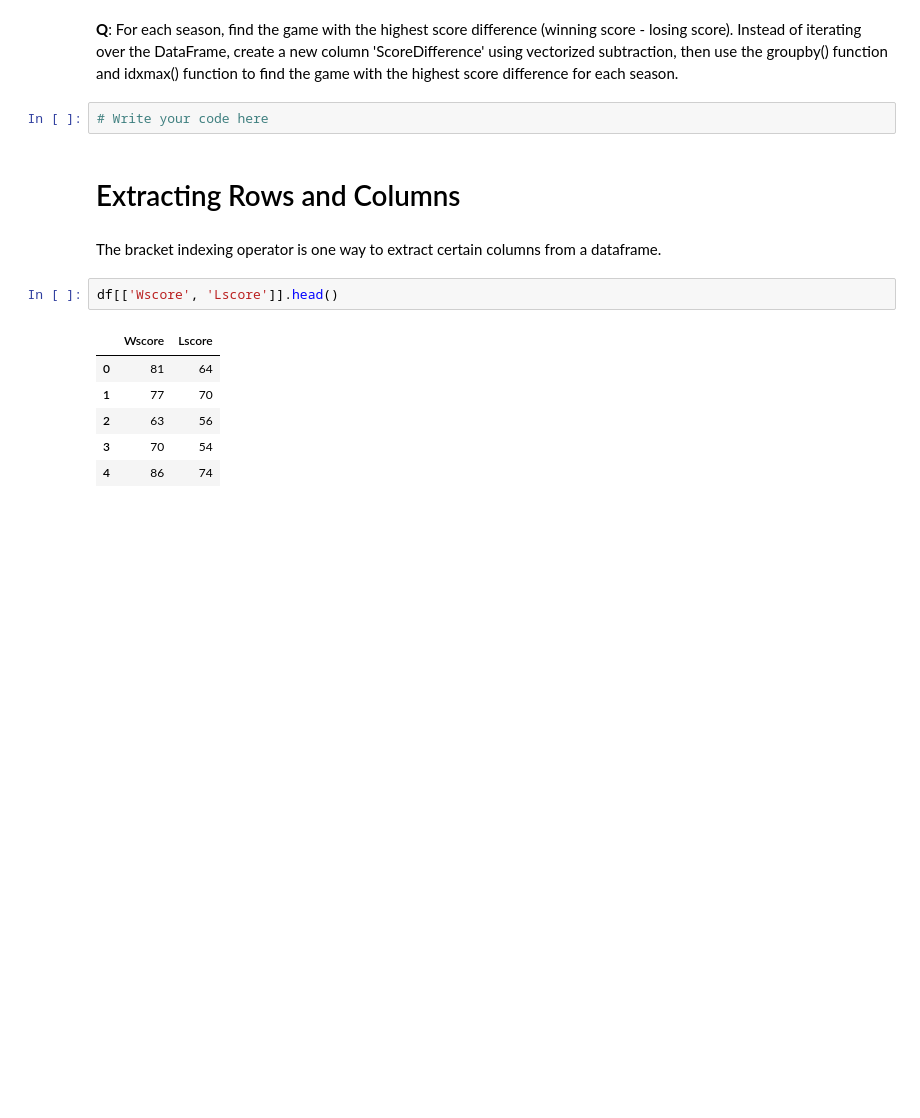
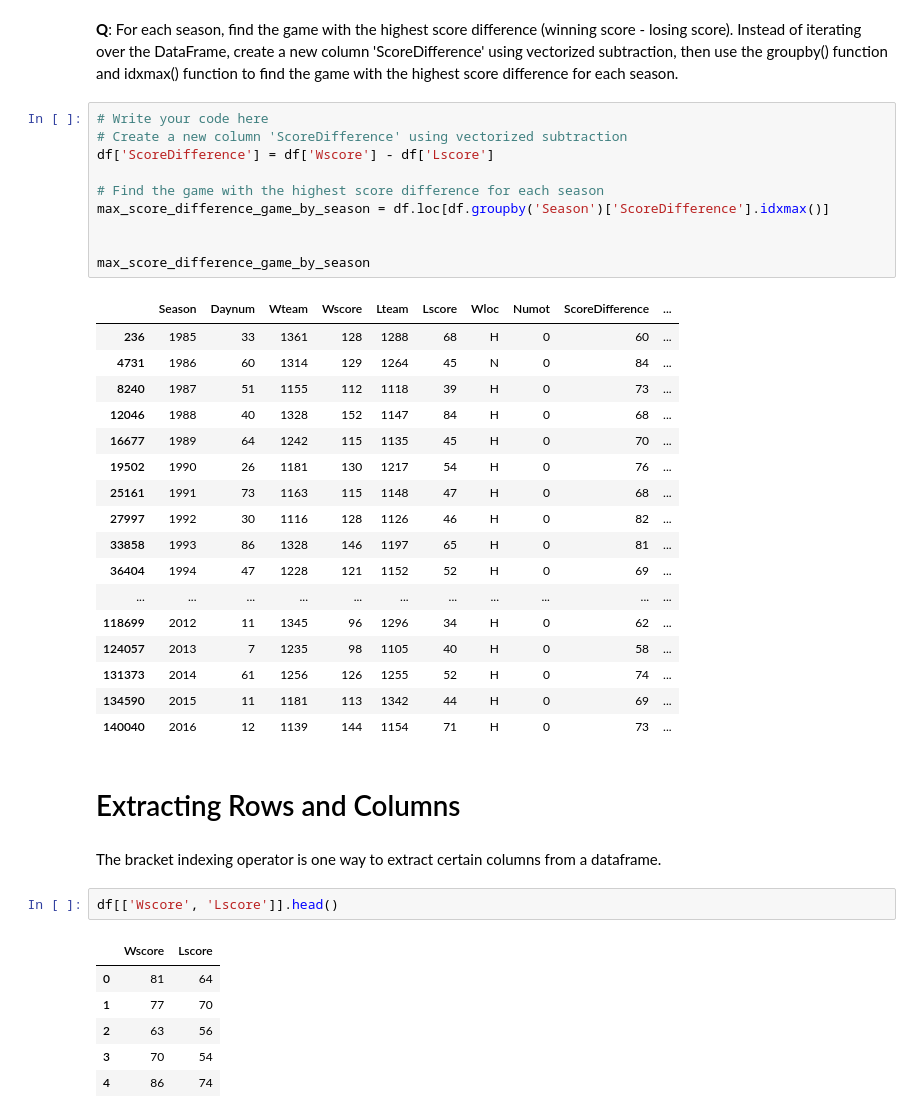
Before and after one commit to MushOP/Datavisualization, a Jupyter notebook: individual_works/pd_s215813.ipynb, the cells around one changed output. Cells and saved outputs as stored; diff of their text form; blank space fills up the shorter version.

```diff
--- a/individual_works/pd_s215813.ipynb
+++ b/individual_works/pd_s215813.ipynb
@@ -401,7 +762,33 @@ df['HighScoringGame'] = np.where(df['Wscore'] > 100, 'Yes', 'No')
 # %% [markdown]
 **Q**: For each season, find the game with the highest score difference (winning score - losing score). Instead of iterating over the DataFrame, create a new column 'ScoreDifference' using vectorized subtraction, then use the groupby() function and idxmax() function to find the game with the highest score difference for each season.
-# %%
-# Write your code here
+# %%
+# Write your code here
+# Create a new column 'ScoreDifference' using vectorized subtraction
+df['ScoreDifference'] = df['Wscore'] - df['Lscore']
+
+# Find the game with the highest score difference for each season
+max_score_difference_game_by_season = df.loc[df.groupby('Season')['ScoreDifference'].idxmax()]
+
+
+max_score_difference_game_by_season
+# %% [output]
+|  | Season | Daynum | Wteam | Wscore | Lteam | Lscore | Wloc | Numot | ScoreDifference | ... |
+| 236 | 1985 | 33 | 1361 | 128 | 1288 | 68 | H | 0 | 60 | ... |
+| 4731 | 1986 | 60 | 1314 | 129 | 1264 | 45 | N | 0 | 84 | ... |
+| 8240 | 1987 | 51 | 1155 | 112 | 1118 | 39 | H | 0 | 73 | ... |
+| 12046 | 1988 | 40 | 1328 | 152 | 1147 | 84 | H | 0 | 68 | ... |
+| 16677 | 1989 | 64 | 1242 | 115 | 1135 | 45 | H | 0 | 70 | ... |
+| 19502 | 1990 | 26 | 1181 | 130 | 1217 | 54 | H | 0 | 76 | ... |
+| 25161 | 1991 | 73 | 1163 | 115 | 1148 | 47 | H | 0 | 68 | ... |
+| 27997 | 1992 | 30 | 1116 | 128 | 1126 | 46 | H | 0 | 82 | ... |
+| 33858 | 1993 | 86 | 1328 | 146 | 1197 | 65 | H | 0 | 81 | ... |
+| 36404 | 1994 | 47 | 1228 | 121 | 1152 | 52 | H | 0 | 69 | ... |
+| ... | ... | ... | ... | ... | ... | ... | ... | ... | ... | ... |
+| 118699 | 2012 | 11 | 1345 | 96 | 1296 | 34 | H | 0 | 62 | ... |
+| 124057 | 2013 | 7 | 1235 | 98 | 1105 | 40 | H | 0 | 58 | ... |
+| 131373 | 2014 | 61 | 1256 | 126 | 1255 | 52 | H | 0 | 74 | ... |
+| 134590 | 2015 | 11 | 1181 | 113 | 1342 | 44 | H | 0 | 69 | ... |
+| 140040 | 2016 | 12 | 1139 | 144 | 1154 | 71 | H | 0 | 73 | ... |
 # %% [markdown]
 # Extracting Rows and Columns
 # %% [markdown]
```
Also changed, not shown: parts of 38 cells of this notebook.
